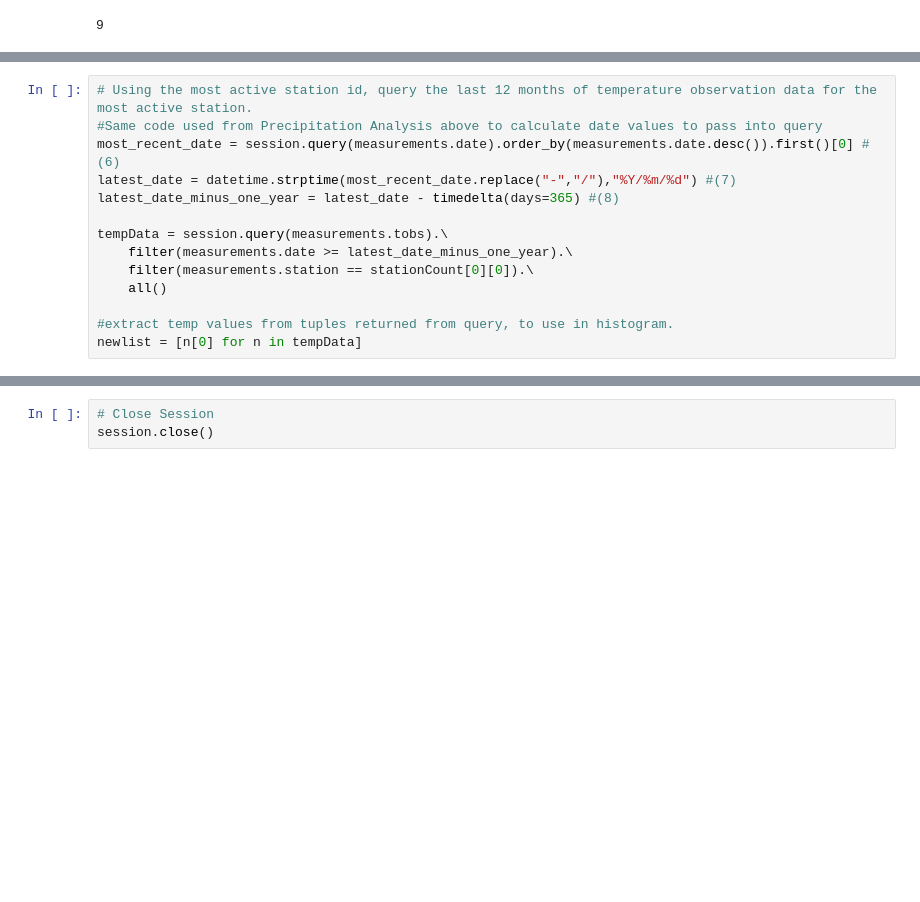
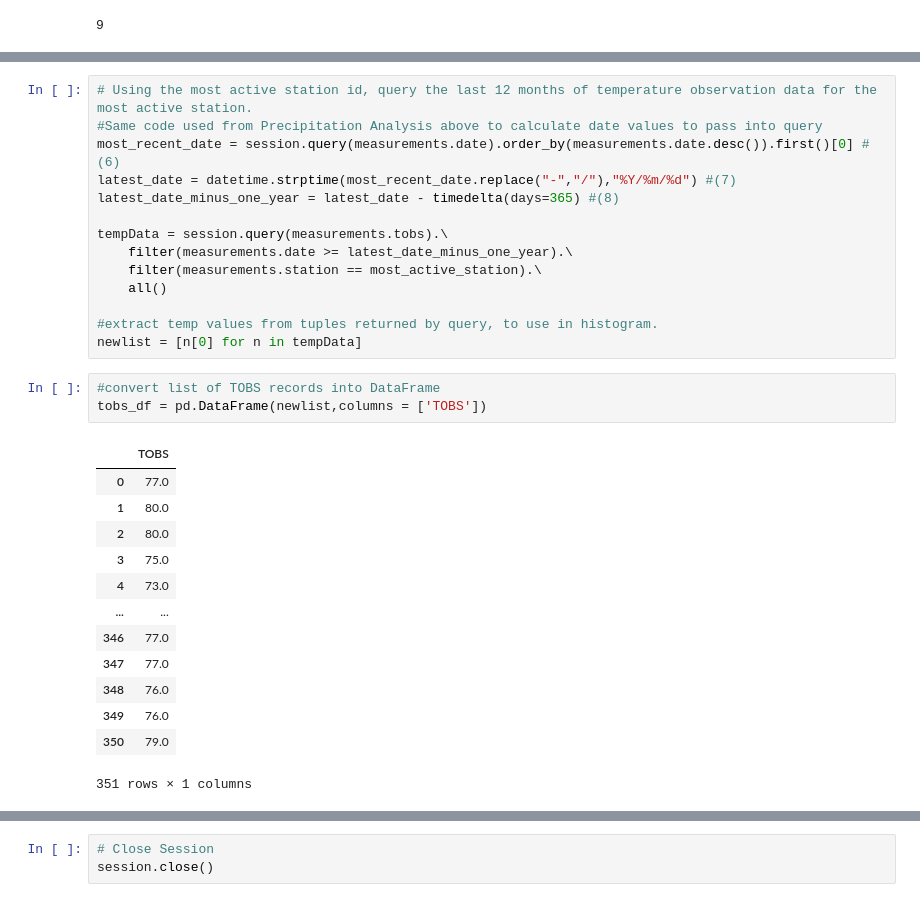
Before and after one commit to linderkm/sqlalchemy-challenge, a Jupyter notebook: SurfsUp/climate.ipynb, the cells around one changed output, grey strips where cells are left out. Cells and saved outputs as stored; diff of their text form; blank space fills up the shorter version.

```diff
--- a/SurfsUp/climate.ipynb
+++ b/SurfsUp/climate.ipynb
@@ -185,9 +188,26 @@ latest_date_minus_one_year = latest_date - timedelta(days=365) #(8)
 
 tempData = session.query(measurements.tobs).\
     filter(measurements.date >= latest_date_minus_one_year).\
-    filter(measurements.station == stationCount[0][0]).\
+    filter(measurements.station == most_active_station).\
     all()
 
-#extract temp values from tuples returned from query, to use in histogram.
+#extract temp values from tuples returned by query, to use in histogram.
 newlist = [n[0] for n in tempData]
+# %%
+#convert list of TOBS records into DataFrame
+tobs_df = pd.DataFrame(newlist,columns = ['TOBS'])
+# %% [output]
+|  | TOBS |
+| 0 | 77.0 |
+| 1 | 80.0 |
+| 2 | 80.0 |
+| 3 | 75.0 |
+| 4 | 73.0 |
+| ... | ... |
+| 346 | 77.0 |
+| 347 | 77.0 |
+| 348 | 76.0 |
+| 349 | 76.0 |
+| 350 | 79.0 |
+351 rows × 1 columns
 # %%
```
Also changed, not shown: parts of 4 cells of this notebook, 1 other file.
